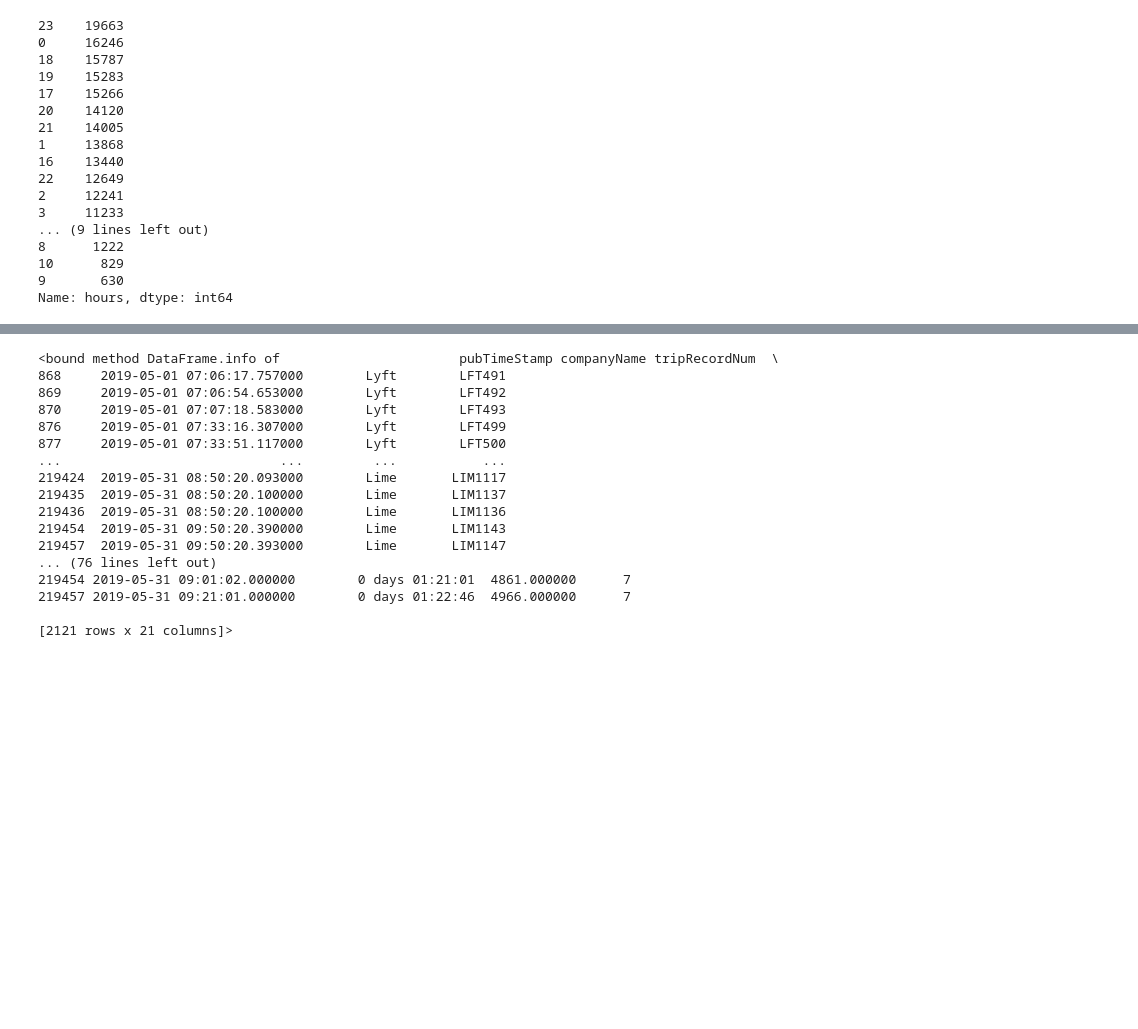
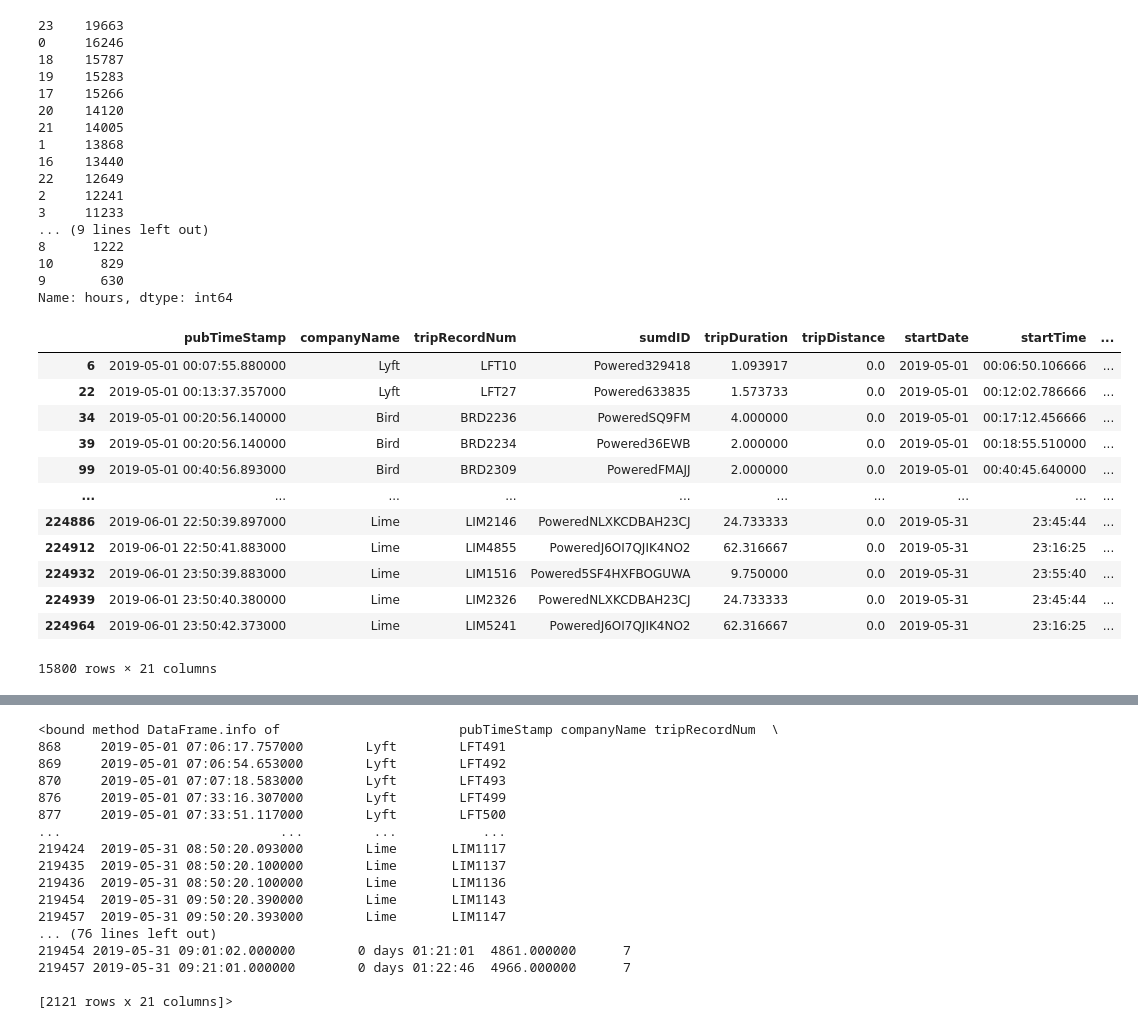
Before and after one commit to Rhunsilval/nashville_scooters_python, a Jupyter notebook: notebooks/6_trip_data.ipynb, the cells around one changed output, grey strips where cells are left out. Saved outputs shown, nothing was run; the diff lists cells and outputs as text; code cells hidden in the pictures; blank space fills up the shorter version.

```diff
--- a/notebooks/6_trip_data.ipynb
+++ b/notebooks/6_trip_data.ipynb
@@ -225,0 +228,18 @@ Name: hours, dtype: int64
+# %%
+no_rides = may_trip.loc[may_trip['tripDistance'] <= 0.0]
+
+no_rides
+# %% [output]
+|  | pubTimeStamp | companyName | tripRecordNum | sumdID | tripDuration | tripDistance | startDate | startTime | ... |
+| 6 | 2019-05-01 00:07:55.880000 | Lyft | LFT10 | Powered329418 | 1.093917 | 0.0 | 2019-05-01 | 00:06:50.106666 | ... |
+| 22 | 2019-05-01 00:13:37.357000 | Lyft | LFT27 | Powered633835 | 1.573733 | 0.0 | 2019-05-01 | 00:12:02.786666 | ... |
+| 34 | 2019-05-01 00:20:56.140000 | Bird | BRD2236 | PoweredSQ9FM | 4.000000 | 0.0 | 2019-05-01 | 00:17:12.456666 | ... |
+| 39 | 2019-05-01 00:20:56.140000 | Bird | BRD2234 | Powered36EWB | 2.000000 | 0.0 | 2019-05-01 | 00:18:55.510000 | ... |
+| 99 | 2019-05-01 00:40:56.893000 | Bird | BRD2309 | PoweredFMAJJ | 2.000000 | 0.0 | 2019-05-01 | 00:40:45.640000 | ... |
+| ... | ... | ... | ... | ... | ... | ... | ... | ... | ... |
+| 224886 | 2019-06-01 22:50:39.897000 | Lime | LIM2146 | PoweredNLXKCDBAH23CJ | 24.733333 | 0.0 | 2019-05-31 | 23:45:44 | ... |
+| 224912 | 2019-06-01 22:50:41.883000 | Lime | LIM4855 | PoweredJ6OI7QJIK4NO2 | 62.316667 | 0.0 | 2019-05-31 | 23:16:25 | ... |
+| 224932 | 2019-06-01 23:50:39.883000 | Lime | LIM1516 | Powered5SF4HXFBOGUWA | 9.750000 | 0.0 | 2019-05-31 | 23:55:40 | ... |
+| 224939 | 2019-06-01 23:50:40.380000 | Lime | LIM2326 | PoweredNLXKCDBAH23CJ | 24.733333 | 0.0 | 2019-05-31 | 23:45:44 | ... |
+| 224964 | 2019-06-01 23:50:42.373000 | Lime | LIM5241 | PoweredJ6OI7QJIK4NO2 | 62.316667 | 0.0 | 2019-05-31 | 23:16:25 | ... |
+15800 rows × 21 columns
```
Also changed, not shown: parts of 17 cells of this notebook, 1 other file.
